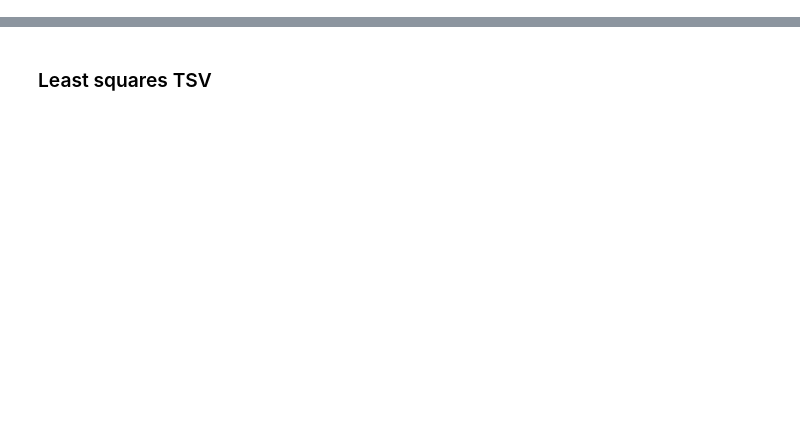
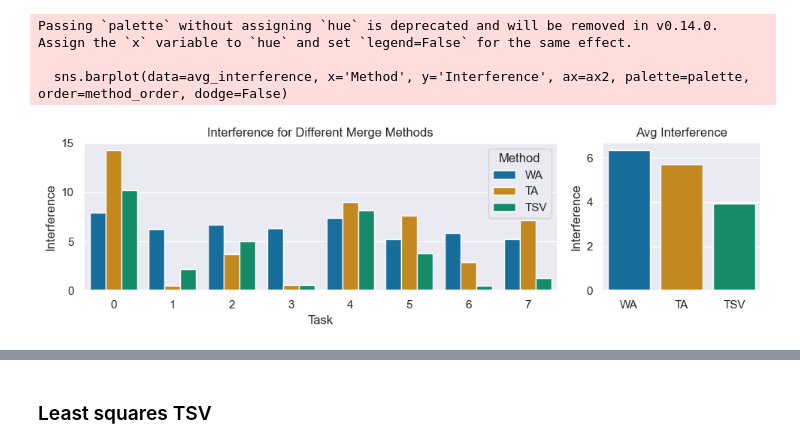
Before and after one commit to AntoAndGar/task_singular_vectors, a Jupyter notebook: scratch.ipynb, the cells around one changed output, grey strips where cells are left out. Saved outputs shown, nothing was run; the diff lists cells and outputs as text; code cells hidden in the pictures; blank space fills up the shorter version.

```diff
--- a/scratch.ipynb
+++ b/scratch.ipynb
@@ -0,0 +109,45 @@
+# %%
+# Compute interference for different merge methods
+import seaborn as sns
+import pandas as pd
+
+def interference_ds(a1, a2, x):
+    """Computes interference E_x[||a1x - a2x||], where x ~ N(0, I)."""
+    diff = a1 @ x.T - a2 @ x.T  # shape (D, N)
+    norm = torch.linalg.norm(diff, dim=0)  # shape (N,)
+    return norm.mean().item()
+
+w_ta = tvs.sum(dim=0)     # (D,)
+w_wa = tvs.mean(dim=0)    # (D,)
+w_tsv = compute_procrustes(tvs.T).T.sum(dim=0)
+n_tasks = tvs.shape[0]
+
+data = []
+for t in range(n_tasks):
+    data.append({'Task': t, 'Method': 'WA', 'Interference': interference_ds(w_wa, tvs[t], x[:,t])})
+    data.append({'Task': t, 'Method': 'TA', 'Interference': interference_ds(w_ta, tvs[t], x[:,t])})
+    data.append({'Task': t, 'Method': 'TSV', 'Interference': interference_ds(w_tsv, tvs[t], x[:,t])})
+df = pd.DataFrame(data)
+
+# Compute average interference for each method
+avg_interference = df.groupby('Method')['Interference'].mean().reset_index()
+
+# Specify a consistent palette for both plots, matching the order of methods
+method_order = ['WA', 'TA', 'TSV']
+palette = dict(zip(method_order, sns.color_palette("colorblind", n_colors=len(method_order))))
+
+fig, (ax1, ax2) = plt.subplots(1, 2, figsize=(10,3), width_ratios=[3,1])
+
+sns.barplot(data=df, x='Task', y='Interference', hue='Method', ax=ax1, palette=palette, hue_order=method_order)
+ax1.set(title="Interference for Different Merge Methods", xlabel='Task', ylabel='Interference')
+
+sns.barplot(data=avg_interference, x='Method', y='Interference', ax=ax2, palette=palette, order=method_order, dodge=False)
+ax2.set(title="Avg Interference", ylabel='Interference', xlabel='')
+
+plt.tight_layout()
+plt.show()
+# %% [output]
+Passing `palette` without assigning `hue` is deprecated and will be removed in v0.14.0. Assign the `x` variable to `hue` and set `legend=False` for the same effect.
+
+  sns.barplot(data=avg_interference, x='Method', y='Interference', ax=ax2, palette=palette, order=method_order, dodge=False)
+[figure, added]
```
Also changed, not shown: parts of 30 cells of this notebook, 4 other files.
